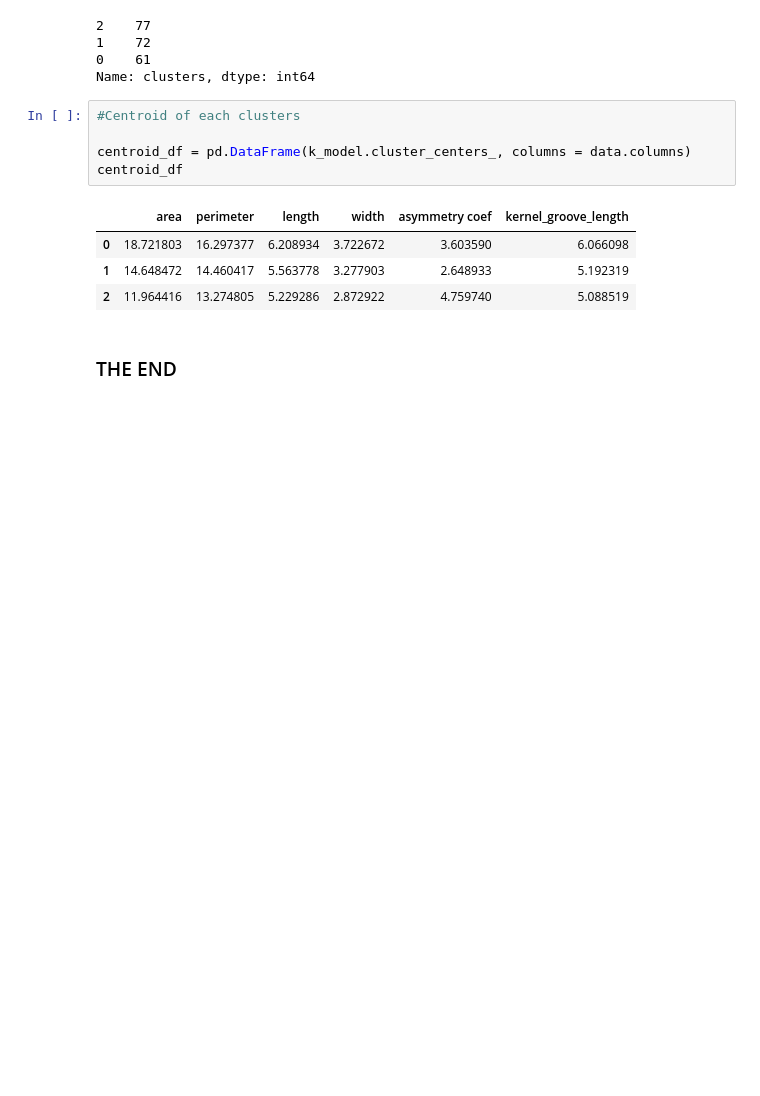
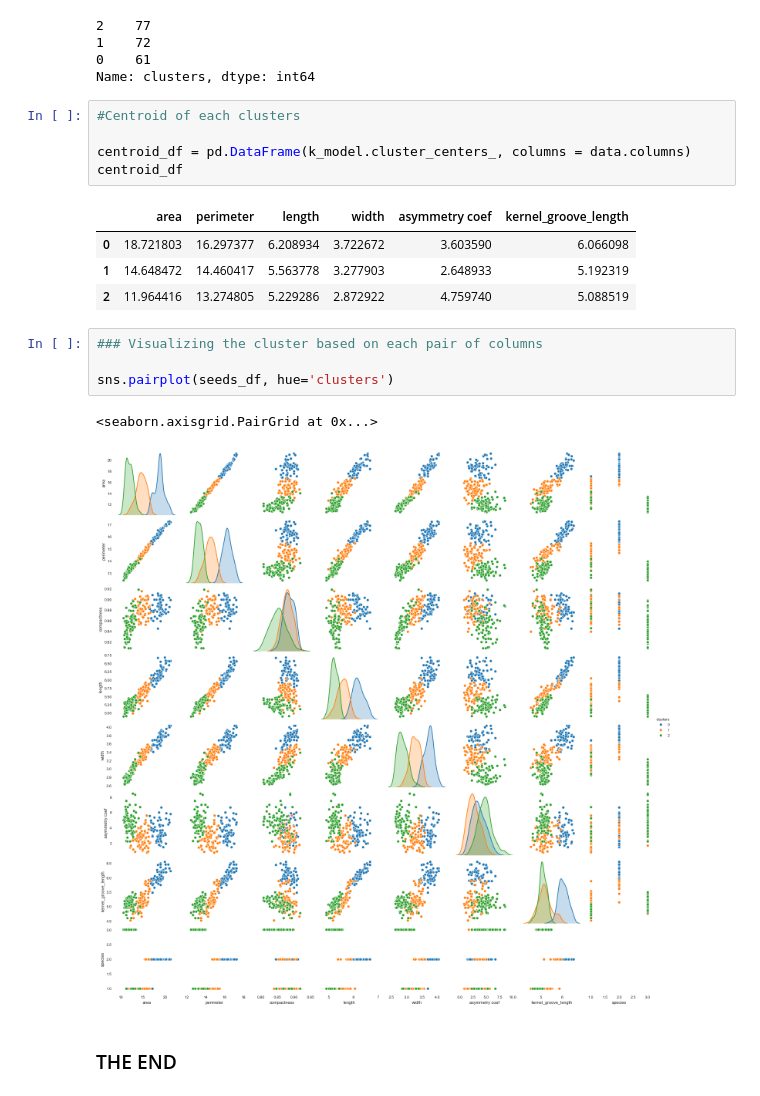
Before and after one commit to njain5/datasciencecode, a Jupyter notebook: K Mean Clustering/K Means Clustering Wheat Dataset.ipynb, the cells around one changed output. Drawn from its saved outputs; the diff is of its cells as text; blank space fills up the shorter version.

```diff
--- a/K Mean Clustering/K Means Clustering Wheat Dataset.ipynb
+++ b/K Mean Clustering/K Means Clustering Wheat Dataset.ipynb
@@ -246,5 +251,12 @@ centroid_df
 | 0 | 18.721803 | 16.297377 | 6.208934 | 3.722672 | 3.603590 | 6.066098 |
 | 1 | 14.648472 | 14.460417 | 5.563778 | 3.277903 | 2.648933 | 5.192319 |
 | 2 | 11.964416 | 13.274805 | 5.229286 | 2.872922 | 4.759740 | 5.088519 |
+# %%
+### Visualizing the cluster based on each pair of columns
+
+sns.pairplot(seeds_df, hue='clusters')
+# %% [output]
+<seaborn.axisgrid.PairGrid at 0x...>
+[figure, added]
 # %% [markdown]
 ### THE END
```
Also changed, not shown: parts of 1 cell of this notebook.
